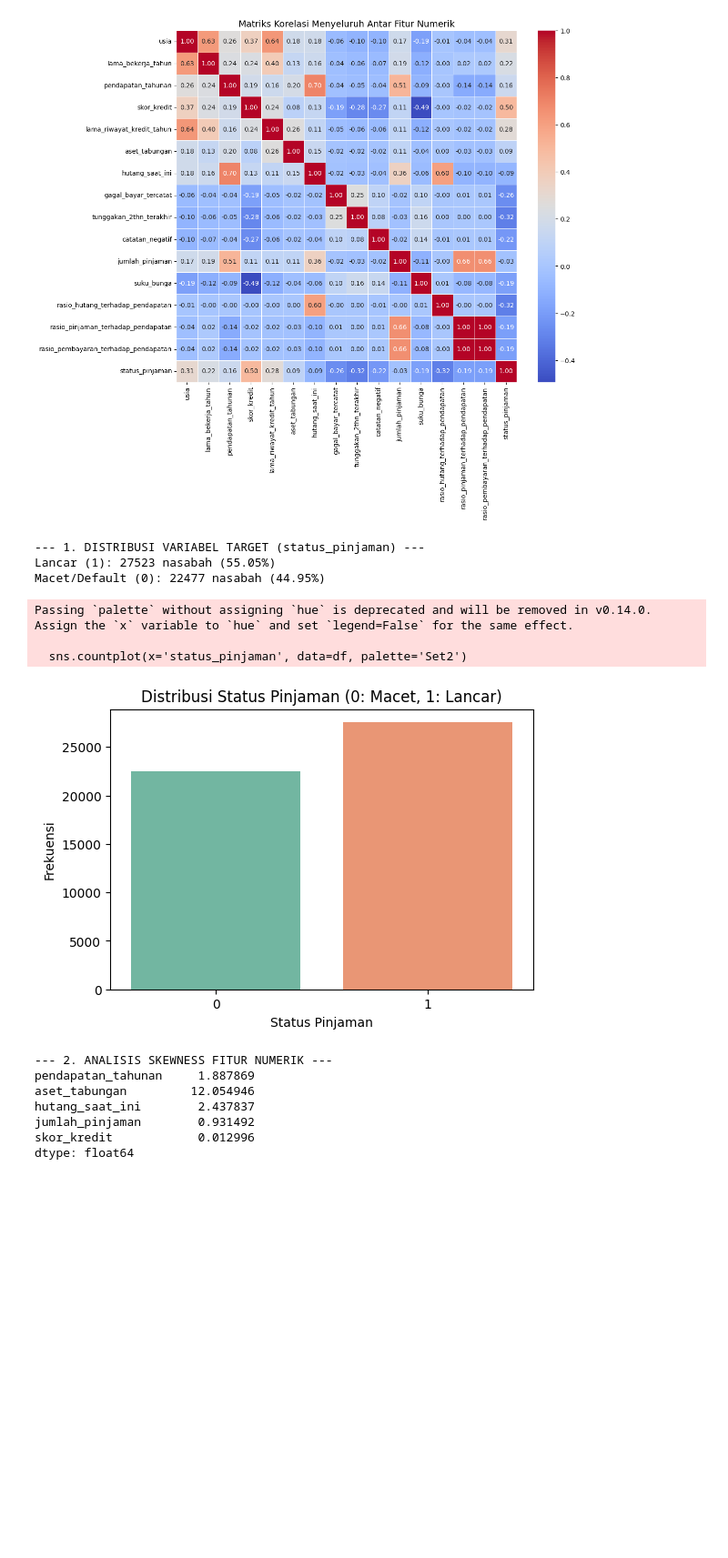
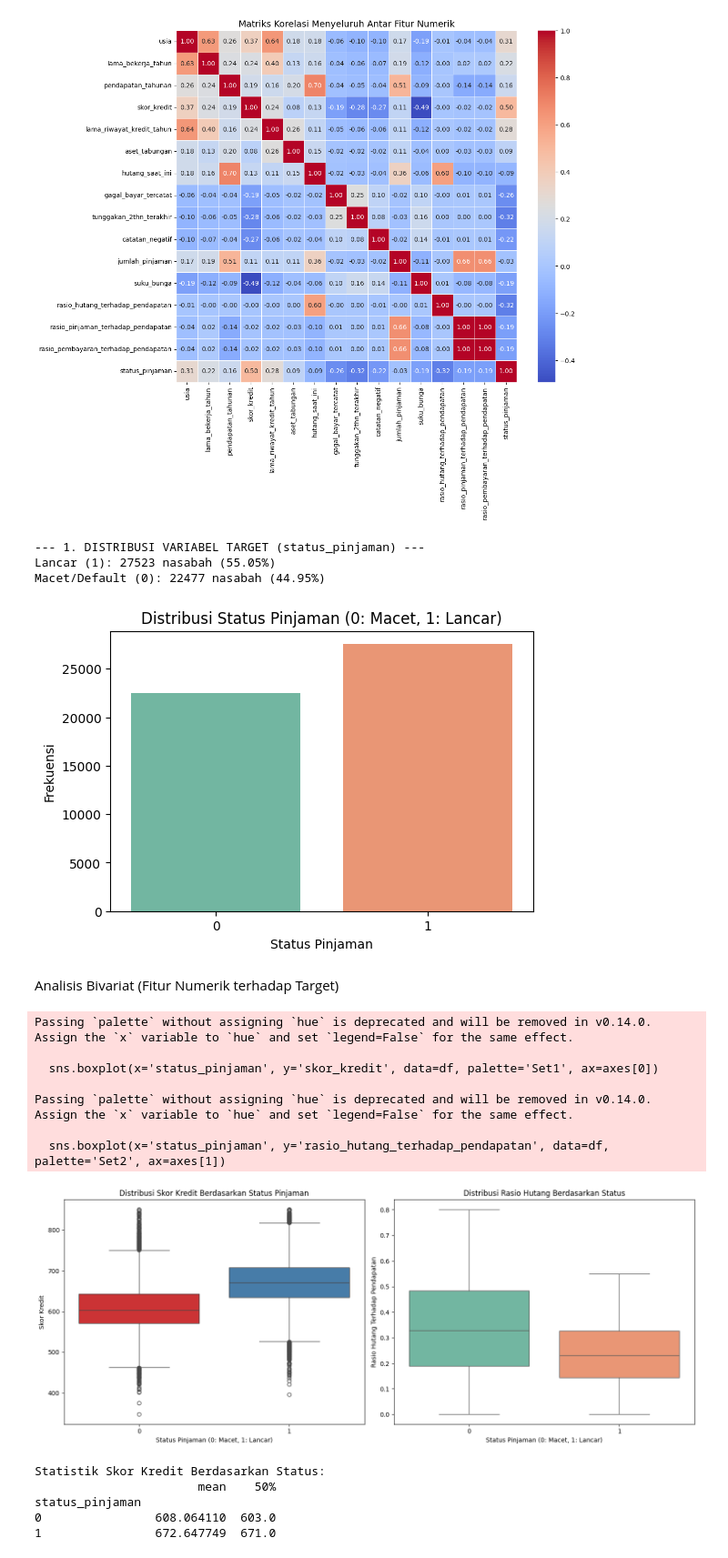
Before and after one commit to Yaboku29/credit-risk-mitigation-segmentation, a Jupyter notebook: coba.ipynb, the cells around one changed output. Shown at 91% size. Drawn from its saved outputs; the diff is of its cells as text; code cells hidden in the pictures; blank space fills up the shorter version.

```diff
--- a/coba.ipynb
+++ b/coba.ipynb
@@ -194,7 +194,7 @@ print(f"Macet/Default (0): {target_counts[0]} nasabah ({target_pct[0]:.2f}%)\n")
 
 # Visualisasi Bar Plot Target
 plt.figure(figsize=(6, 4))
-sns.countplot(x='status_pinjaman', data=df, palette='Set2')
+sns.countplot(x='status_pinjaman', data=df, hue='status_pinjaman', palette='Set2', legend=False)
 plt.title('Distribusi Status Pinjaman (0: Macet, 1: Lancar)')
 plt.xlabel('Status Pinjaman')
 plt.ylabel('Frekuensi')
@@ -204,21 +204,40 @@ plt.show()
 --- 1. DISTRIBUSI VARIABEL TARGET (status_pinjaman) ---
 Lancar (1): 27523 nasabah (55.05%)
 Macet/Default (0): 22477 nasabah (44.95%)
-Passing `palette` without assigning `hue` is deprecated and will be removed in v0.14.0. Assign the `x` variable to `hue` and set `legend=False` for the same effect.
-
-  sns.countplot(x='status_pinjaman', data=df, palette='Set2')
 [figure]
+# %% [markdown]
+Analisis Bivariat (Fitur Numerik terhadap Target)
 # %%
-print("--- 2. ANALISIS SKEWNESS FITUR NUMERIK ---")
-# numeric_cols = ['pendapatan_tahunan', 'aset_tabungan', 'hutang_saat_ini', 'jumlah_pinjaman', 'skor_kredit']
-skewness_vals = df[numeric_cols].skew()
-print(skewness_vals)
-print("\n")
+fig, axes = plt.subplots(1, 2, figsize=(15, 6))
+
+# Boxplot Skor Kredit
+sns.boxplot(x='status_pinjaman', y='skor_kredit', data=df, palette='Set1', ax=axes[0])
+axes[0].set_title('Distribusi Skor Kredit Berdasarkan Status Pinjaman')
+axes[0].set_xlabel('Status Pinjaman (0: Macet, 1: Lancar)')
+axes[0].set_ylabel('Skor Kredit')
+
+# Boxplot Rasio Hutang
+sns.boxplot(x='status_pinjaman', y='rasio_hutang_terhadap_pendapatan', data=df, palette='Set2', ax=axes[1])
+axes[1].set_title('Distribusi Rasio Hutang Berdasarkan Status')
+axes[1].set_xlabel('Status Pinjaman (0: Macet, 1: Lancar)')
+axes[1].set_ylabel('Rasio Hutang Terhadap Pendapatan')
+
+plt.tight_layout()
+plt.show()
+
+print("Statistik Skor Kredit Berdasarkan Status:")
+print(df.groupby('status_pinjaman')['skor_kredit'].describe()[['mean', '50%']])
 # %% [output]
---- 2. ANALISIS SKEWNESS FITUR NUMERIK ---
-pendapatan_tahunan     1.887869
-aset_tabungan         12.054946
-hutang_saat_ini        2.437837
-jumlah_pinjaman        0.931492
-skor_kredit            0.012996
-dtype: float64
+Passing `palette` without assigning `hue` is deprecated and will be removed in v0.14.0. Assign the `x` variable to `hue` and set `legend=False` for the same effect.
+
+  sns.boxplot(x='status_pinjaman', y='skor_kredit', data=df, palette='Set1', ax=axes[0])
+
+Passing `palette` without assigning `hue` is deprecated and will be removed in v0.14.0. Assign the `x` variable to `hue` and set `legend=False` for the same effect.
+
+  sns.boxplot(x='status_pinjaman', y='rasio_hutang_terhadap_pendapatan', data=df, palette='Set2', ax=axes[1])
+[figure, added]
+Statistik Skor Kredit Berdasarkan Status:
+                       mean    50%
+status_pinjaman
+0                608.064110  603.0
+1                672.647749  671.0
```
Also changed, not shown: parts of 5 cells of this notebook, 1 other file.
